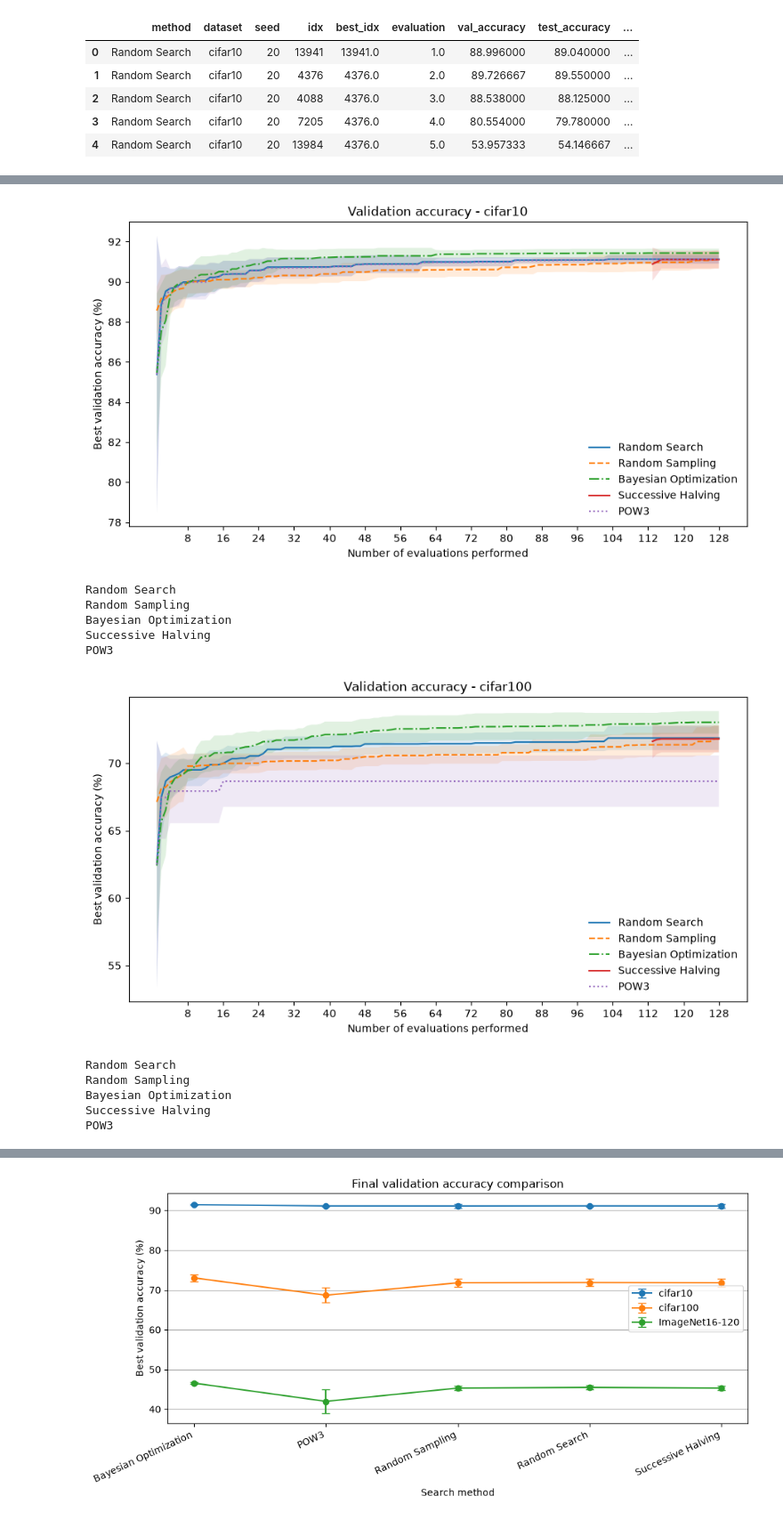
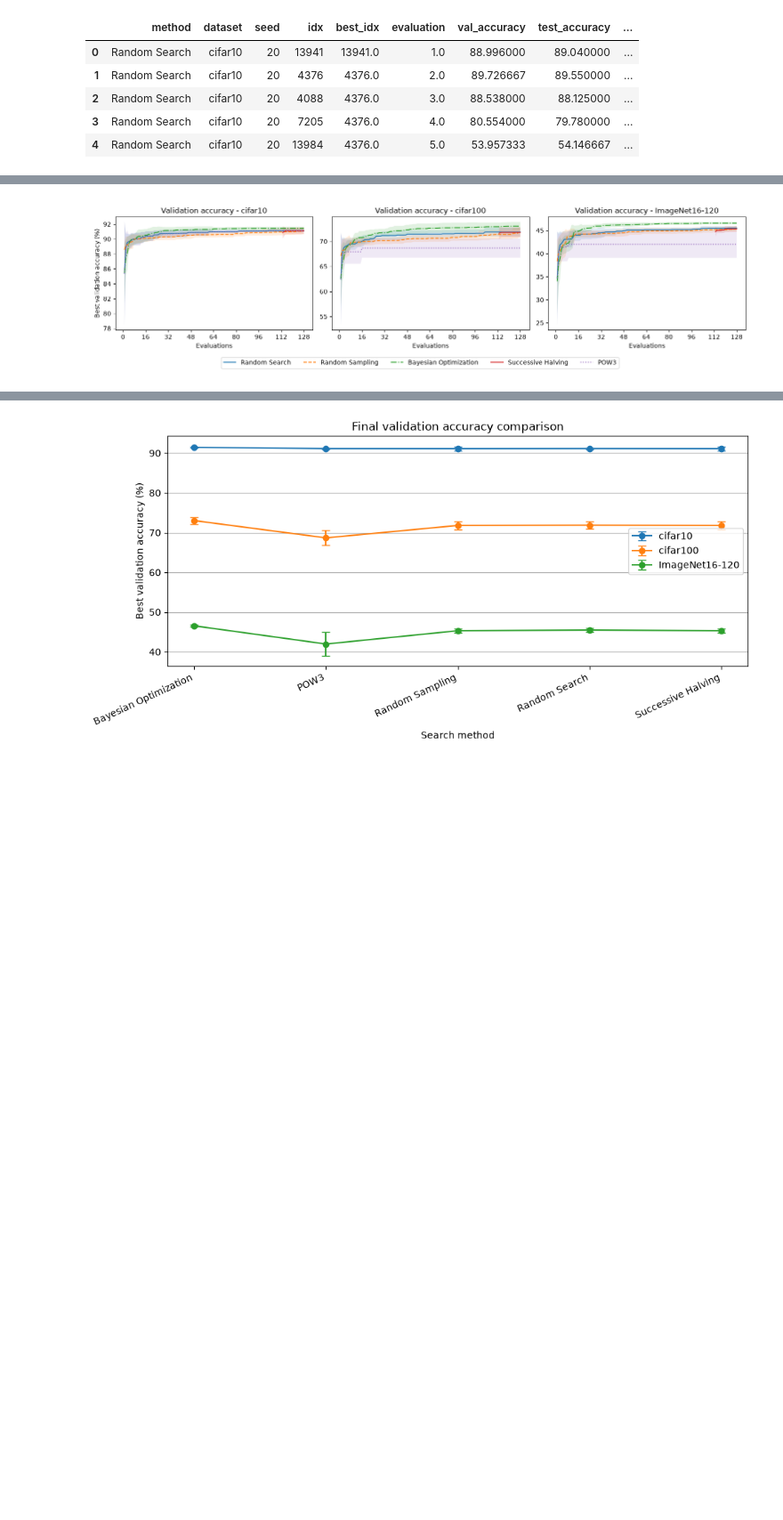
Before and after one commit to MrHydrion/AutoML-assignment2, a Jupyter notebook: A2.ipynb, the cells around one changed output, grey strips where cells are left out. Shown at 89% size. Saved outputs shown, nothing was run; the diff lists cells and outputs as text; code cells hidden in the pictures; blank space fills up the shorter version.

```diff
--- a/A2.ipynb
+++ b/A2.ipynb
@@ -878,27 +879,27 @@ for col in ["mean_cost", "std_cost"]: # hours
     final_comparison[col] = (final_comparison[col] / 60)
 
 final_comparison["Validation-acc (%)"] = (
-    final_comparison["mean_val"].map("{:.2f}".format)
+    final_comparison["mean_val"].map("{:.1f}".format)
  + " ± " +
- final_comparison["std_val"].map("{:.2f}".format)
+ final_comparison["std_val"].map("{:.1f}".format)
 )
 
 final_comparison["Test-acc (%)"] = (
-    final_comparison["mean_test"].map("{:.2f}".format)
+    final_comparison["mean_test"].map("{:.1f}".format)
  + " ± " +
- final_comparison["std_test"].map("{:.2f}".format)
+ final_comparison["std_test"].map("{:.1f}".format)
 )
 
 final_comparison["Cost (hours)"] = (
-    final_comparison["mean_cost"].map("{:.2f}".format)
+    final_comparison["mean_cost"].map("{:.1f}".format)
  + " ± " +
- final_comparison["std_cost"].map("{:.2f}".format)
+ final_comparison["std_cost"].map("{:.1f}".format)
 )
 
 final_comparison["Python runtime (minutes)"] = (
-    final_comparison["mean_time"].map("{:.2f}".format)
+    final_comparison["mean_time"].map("{:.1f}".format)
  + " ± " +
- final_comparison["std_time"].map("{:.2f}".format)
+ final_comparison["std_time"].map("{:.1f}".format)
 )
 
 final_comparison_table = final_comparison[["method", "dataset", "Validation-acc (%)", "Test-acc (%)", "Cost (hours)", "Python runtime (minutes)" ]]
@@ -931,11 +932,12 @@ styles = {
 
 
 # creating figure for validation acc
-for dataset in DATASETS:
-    plt.figure(figsize=(9, 5))
+fig, axes = plt.subplots(1, 3, figsize=(15, 3.5))
+
+for ax, dataset in zip(axes, DATASETS):
 
     for method in methods:
-        print(method)
+
         data = history_eval[
             (history_eval["dataset"] == dataset ) &
             (history_eval["method"] == method)
@@ -946,16 +948,21 @@ for dataset in DATASETS:
             .agg(["mean", "std"])
         )
 
-        plt.plot(stats.index, stats["mean"], label=method, **styles[method])
-        plt.fill_between(stats.index, stats["mean"] - stats["std"], stats["mean"] + stats["std"], alpha=0.14)
+        ax.plot(stats.index, stats["mean"], label=method, **styles[method])
+        ax.fill_between(stats.index, stats["mean"] - stats["std"], stats["mean"] + stats["std"], alpha=0.14)
 
-    plt.xlabel("Number of evaluations performed")
-    plt.ylabel("Best validation accuracy (%)")
-    plt.title(f"Validation accuracy - {dataset}")
-    plt.legend(loc="lower right", frameon=False)
-    plt.xticks(np.arange(8, 129, 8))
+    ax.set_xlabel("Evaluations")
+    ax.set_title(f"Validation accuracy - {dataset}")
+    ax.set_xticks(np.arange(0, 129, 16))
     # plt.xlim(1, 128)
     # plt.xlim(left=1)
-    plt.tight_layout()
-    plt.show()
+
+axes[0].set_ylabel("Best validation accuracy (%)")
+
+handles, labels = axes[0].get_legend_handles_labels()
+fig.legend(
+    handles, labels, loc="lower center", bbox_to_anchor=(0.5, -0.10), ncol=5,
+)
+plt.tight_layout()
+plt.show()
 # %% [output]
@@ -979,12 +986 @@ POW3
-[figure, old version]
+[figure, new version]
-Random Search
-Random Sampling
-Bayesian Optimization
-Successive Halving
-POW3
-[figure, removed]
-Random Search
-Random Sampling
-Bayesian Optimization
-Successive Halving
-POW3
```
Also changed, not shown: parts of 4 cells of this notebook, 7 other files.
